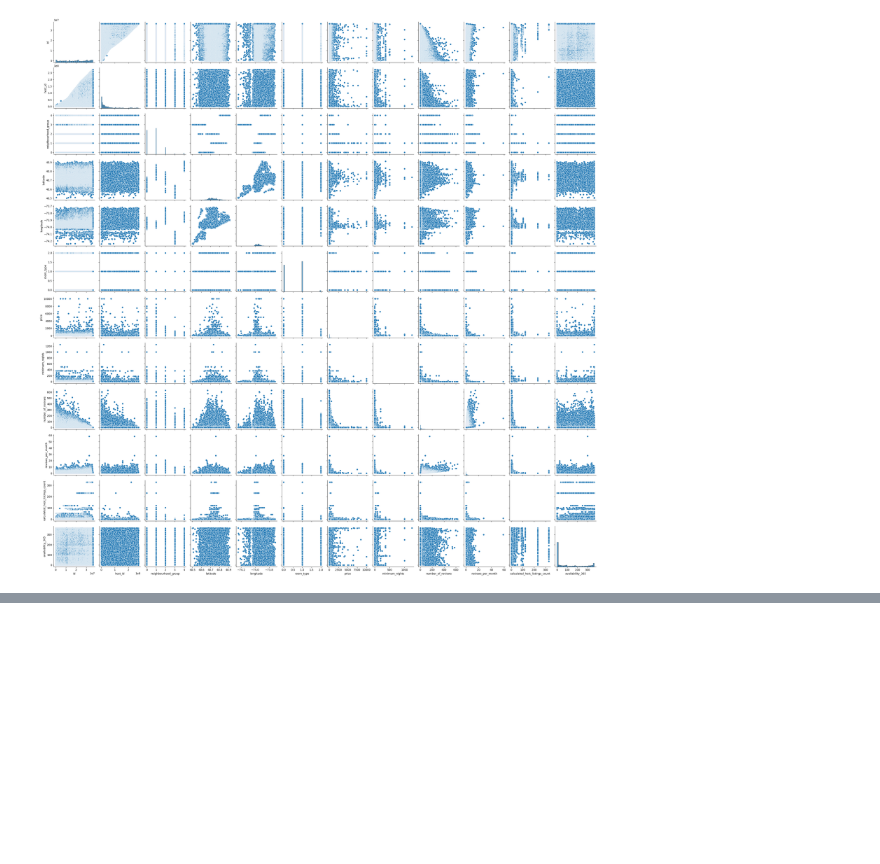
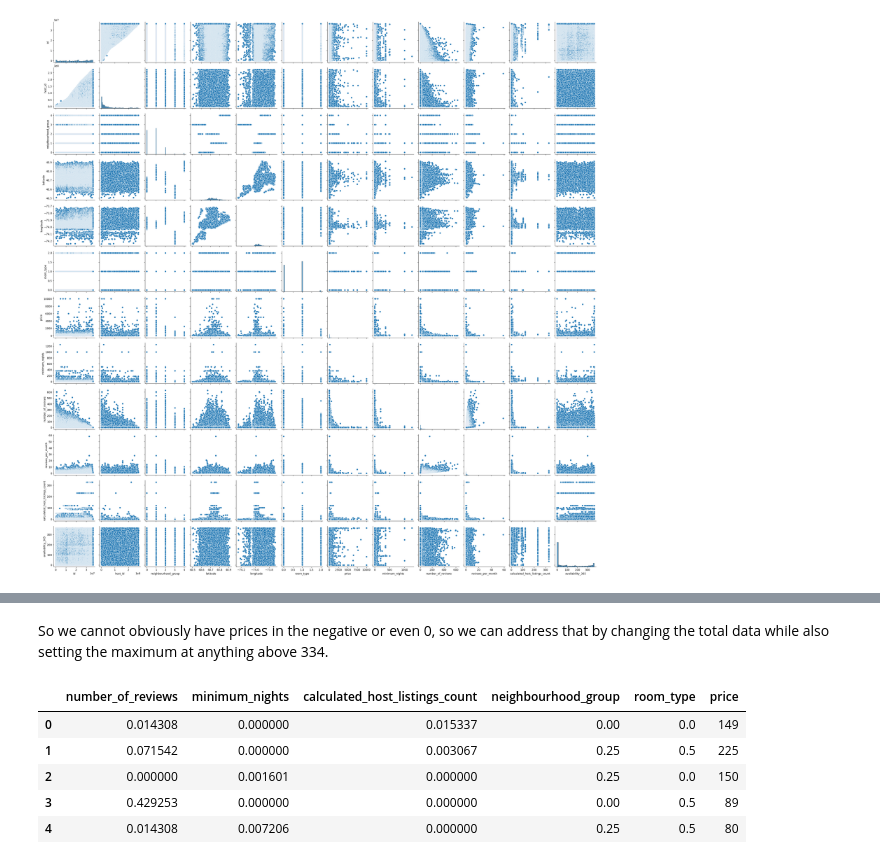
Before and after one commit to 4GeeksAcademy/Kransky85_machine-learning-python-template, a Jupyter notebook: src/explore.ipynb, the cells around one changed output, grey strips where cells are left out. Cells and saved outputs as stored; diff of their text form; code cells hidden in the pictures; blank space fills up the shorter version.

```diff
--- a/src/explore.ipynb
+++ b/src/explore.ipynb
@@ -388,0 +413,23 @@ total_data.describe()
+# %% [markdown]
+So we cannot obviously have prices in the negative or even 0, so we can address that by changing the total data while also setting the maximum at anything above 334.
+# %%
+total_data = total_data[total_data['price'] > 0]
+# %%
+# Feature Scaling
+
+from sklearn.preprocessing import MinMaxScaler
+from sklearn.preprocessing import StandardScaler
+
+num_variables = ["number_of_reviews", "minimum_nights", "calculated_host_listings_count", "neighbourhood_group", "room_type"]
+scaler = MinMaxScaler()
+scal_features = scaler.fit_transform(total_data[num_variables])
+df_scal = pd.DataFrame(scal_features, index = total_data.index, columns = num_variables)
+df_scal["price"] = total_data["price"]
+df_scal.head()
+# %% [output]
+|  | number_of_reviews | minimum_nights | calculated_host_listings_count | neighbourhood_group | room_type | price |
+| 0 | 0.014308 | 0.000000 | 0.015337 | 0.00 | 0.0 | 149 |
+| 1 | 0.071542 | 0.000000 | 0.003067 | 0.25 | 0.5 | 225 |
+| 2 | 0.000000 | 0.001601 | 0.000000 | 0.25 | 0.0 | 150 |
+| 3 | 0.429253 | 0.000000 | 0.000000 | 0.00 | 0.5 | 89 |
+| 4 | 0.014308 | 0.007206 | 0.000000 | 0.25 | 0.5 | 80 |
```
Also changed, not shown: parts of 10 cells of this notebook.
